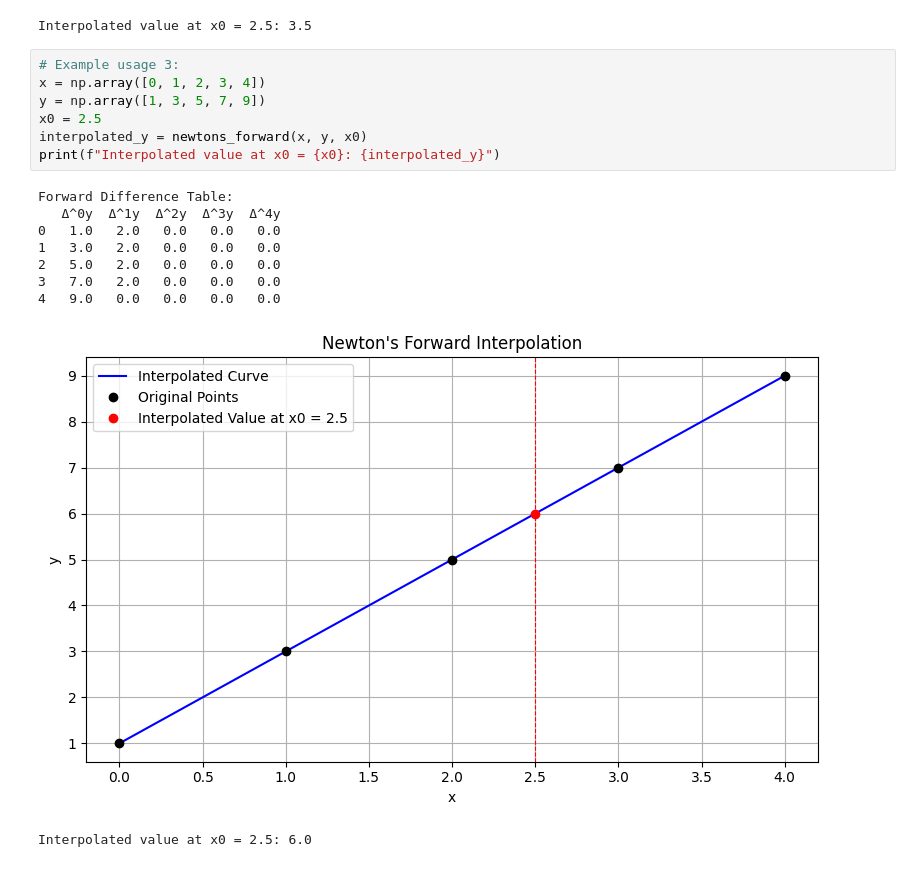
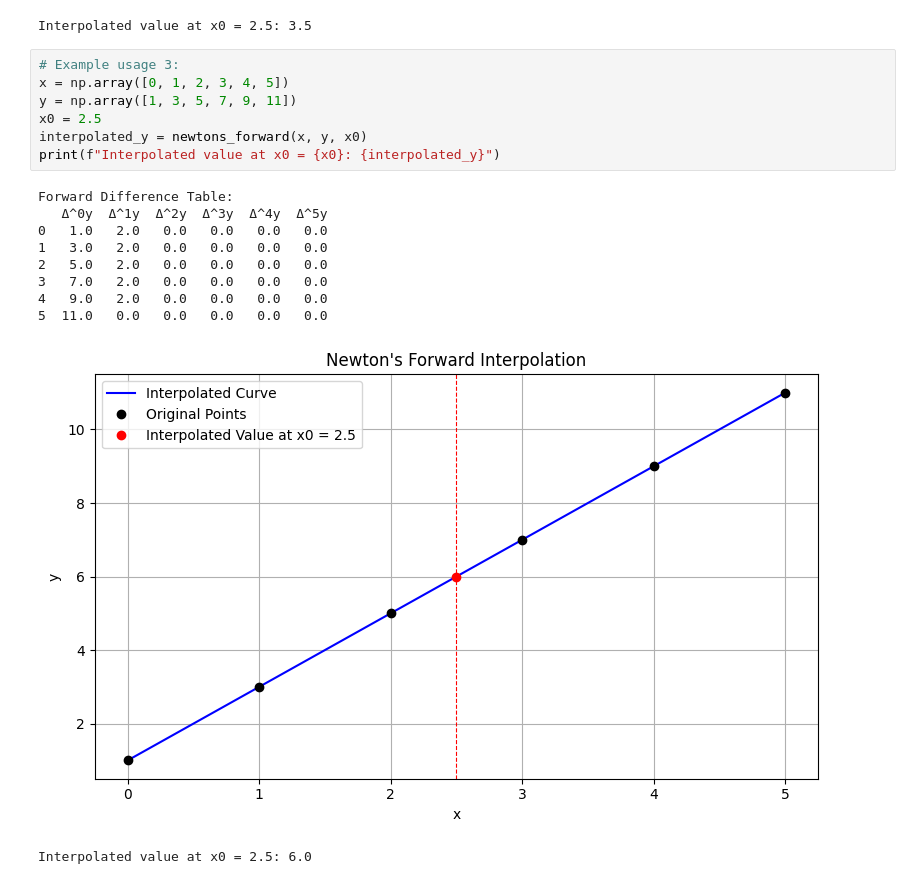
Before and after one commit to nyanko3434/Year-2_Part-II_Numerical_Method_Lab, a Jupyter notebook: Lab1/interpolationMethod.ipynb, the cells around one changed output. Saved outputs shown, nothing was run; the diff lists cells and outputs as text.

```diff
--- a/Lab1/interpolationMethod.ipynb
+++ b/Lab1/interpolationMethod.ipynb
@@ -136,18 +136,19 @@ Forward Difference Table:
 Interpolated value at x0 = 2.5: 3.5
 # %%
 # Example usage 3:
-x = np.array([0, 1, 2, 3, 4])
-y = np.array([1, 3, 5, 7, 9])
+x = np.array([0, 1, 2, 3, 4, 5])
+y = np.array([1, 3, 5, 7, 9, 11])
 x0 = 2.5
 interpolated_y = newtons_forward(x, y, x0)
 print(f"Interpolated value at x0 = {x0}: {interpolated_y}")
 # %% [output]
 Forward Difference Table:
-   Δ^0y  Δ^1y  Δ^2y  Δ^3y  Δ^4y
-0   1.0   2.0   0.0   0.0   0.0
-1   3.0   2.0   0.0   0.0   0.0
-2   5.0   2.0   0.0   0.0   0.0
-3   7.0   2.0   0.0   0.0   0.0
-4   9.0   0.0   0.0   0.0   0.0
+   Δ^0y  Δ^1y  Δ^2y  Δ^3y  Δ^4y  Δ^5y
+0   1.0   2.0   0.0   0.0   0.0   0.0
+1   3.0   2.0   0.0   0.0   0.0   0.0
+2   5.0   2.0   0.0   0.0   0.0   0.0
+3   7.0   2.0   0.0   0.0   0.0   0.0
+4   9.0   2.0   0.0   0.0   0.0   0.0
+5  11.0   0.0   0.0   0.0   0.0   0.0
-[figure, old version]
+[figure, new version]
 Interpolated value at x0 = 2.5: 6.0
```
Also changed, not shown: 1 other file.
